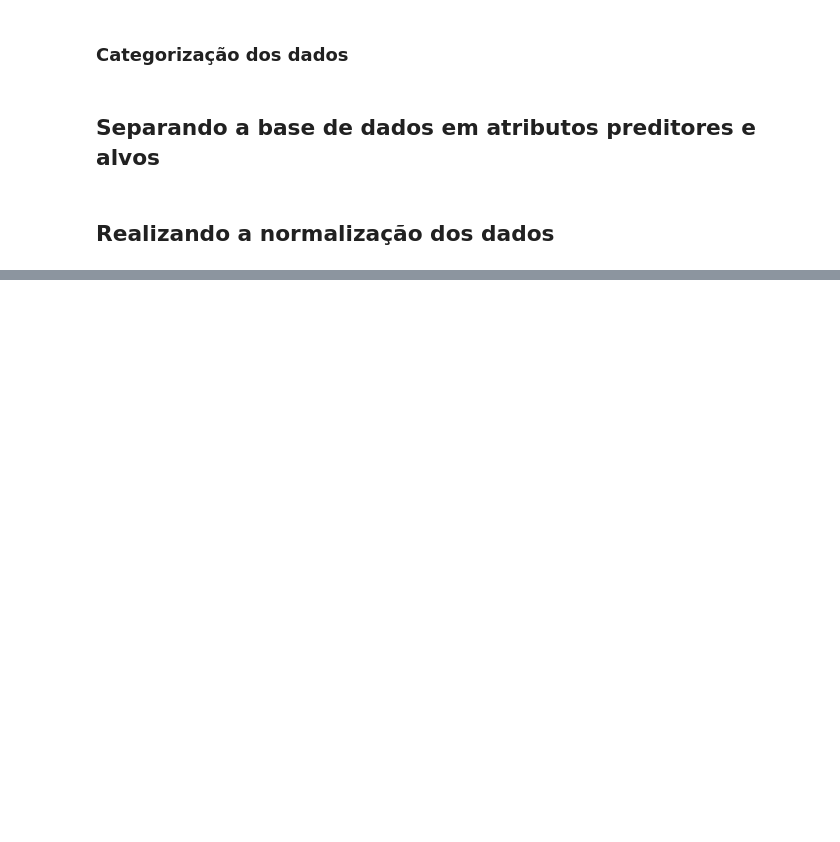
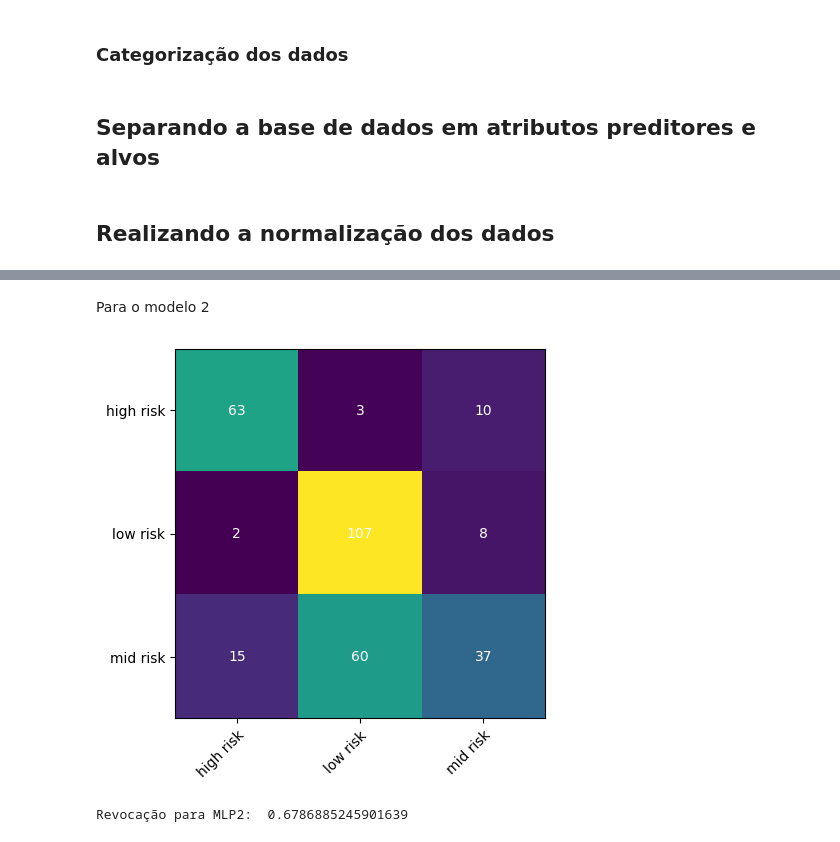
Before and after one commit to jo-alves01/rna-aa3, a Jupyter notebook: rna_mhr.ipynb, the cells around one changed output, grey strips where cells are left out. Cells and saved outputs as stored; diff of their text form; code cells hidden in the pictures; blank space fills up the shorter version.

```diff
--- a/rna_mhr.ipynb
+++ b/rna_mhr.ipynb
@@ -346,0 +399,10 @@ Revocação para MLP3:  0.6524590163934426
+# %% [markdown]
+Para o modelo 2
+# %%
+test_predictions2 = h2.predict(X_test_norm)
+cf2 = confusion_matrix(y_test, test_predictions2)
+plot_cf(cf2)
+print('Revocação para MLP2: ', recall_score(y_test, test_predictions2,average='weighted'))
+# %% [output]
+[figure, added]
+Revocação para MLP2:  0.6786885245901639
```
Also changed, not shown: parts of 17 cells of this notebook.
